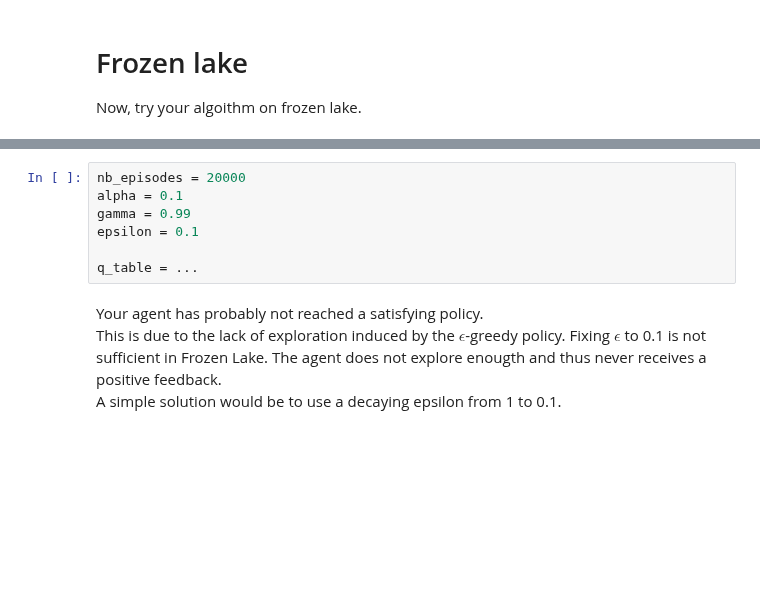
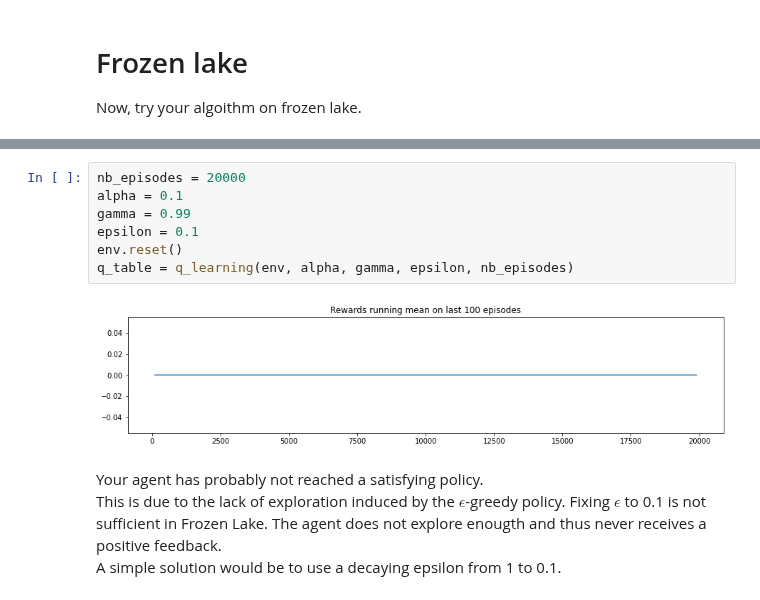
Before and after one commit to F1avie/ModIA_TP1, a Jupyter notebook: code/reinforcement_learning/Taxi.ipynb, the cells around one changed output, grey strips where cells are left out. Drawn from its saved outputs; the diff is of its cells as text; blank space fills up the shorter version.

```diff
--- a/code/reinforcement_learning/Taxi.ipynb
+++ b/code/reinforcement_learning/Taxi.ipynb
@@ -208,10 +253,12 @@ env.render()
 # %%
 nb_episodes = 20000
 alpha = 0.1
 gamma = 0.99
 epsilon = 0.1
-
-q_table = ...
+env.reset()
+q_table = q_learning(env, alpha, gamma, epsilon, nb_episodes)
+# %% [output]
+[figure, added]
 # %% [markdown]
 Your agent has probably not reached a satisfying policy.
 This is due to the lack of exploration induced by the $\epsilon$-greedy policy.
```
Also changed, not shown: parts of 11 cells of this notebook.
